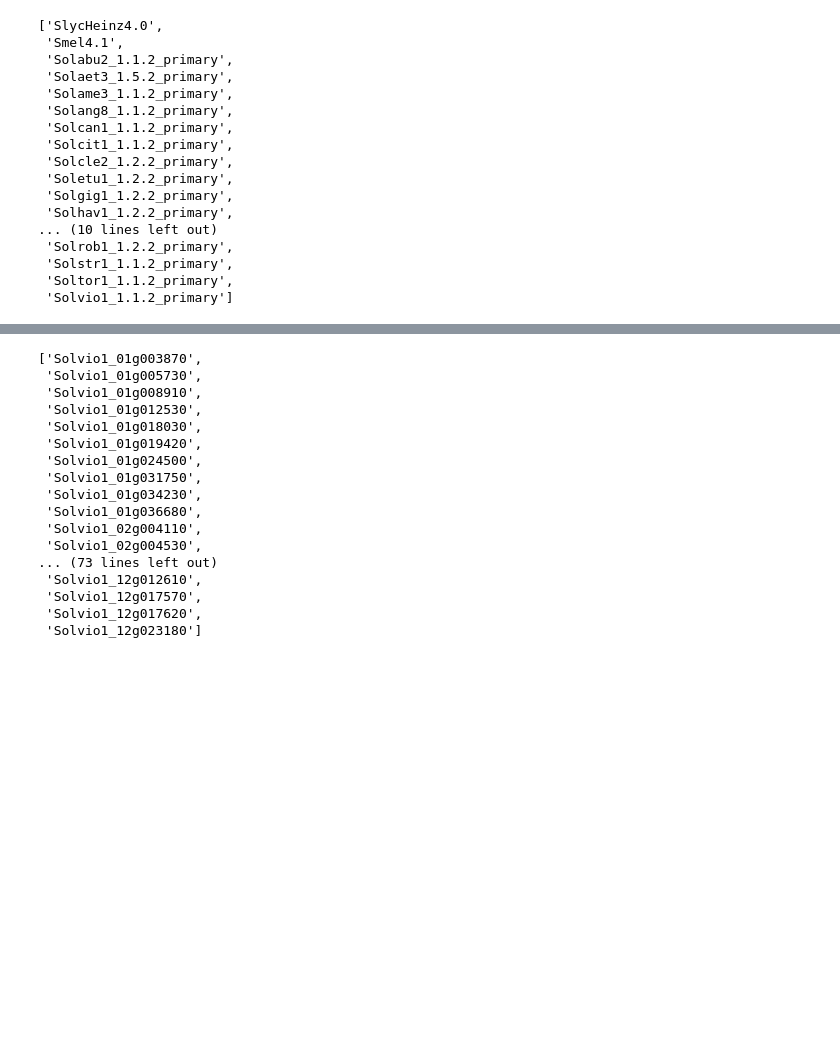
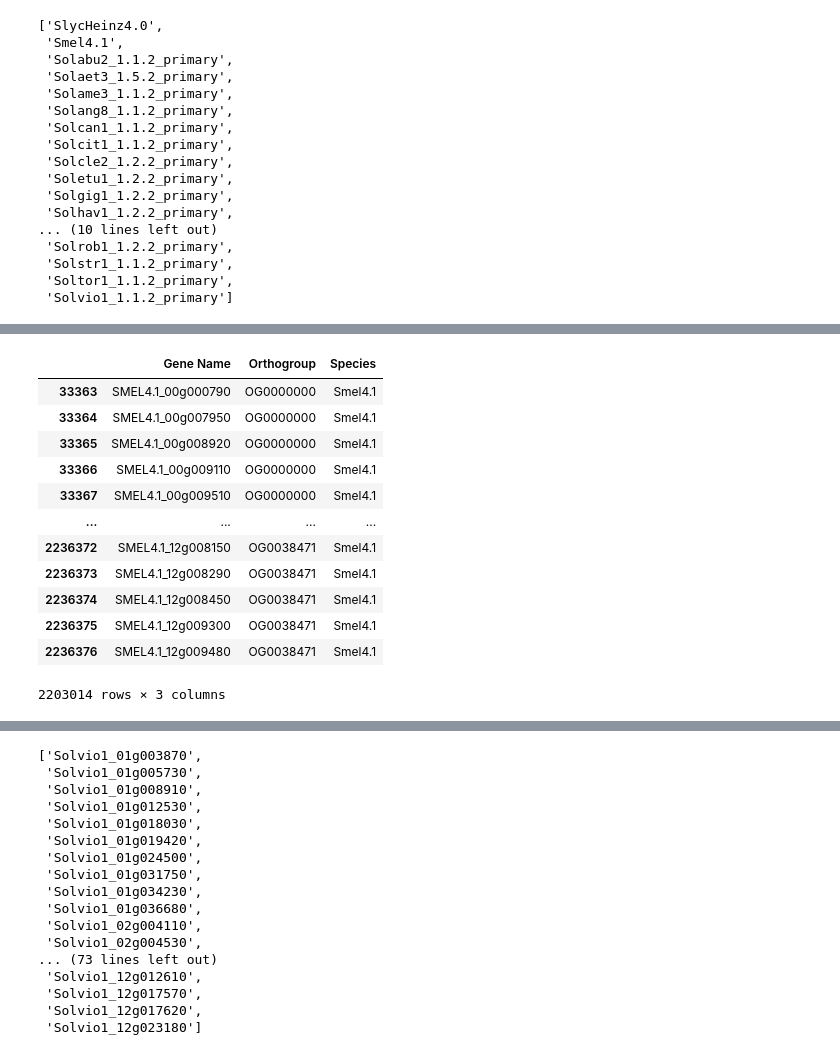
Before and after one commit to mikepassal/Solanum_SV_Pan_Genome, a Jupyter notebook: 2024_update/Orthogroup_management/generating_sensible_orthogroup_file_2024.ipynb, the cells around one changed output, grey strips where cells are left out. Cells and saved outputs as stored; diff of their text form; code cells hidden in the pictures; blank space fills up the shorter version.

```diff
--- a/2024_update/Orthogroup_management/generating_sensible_orthogroup_file_2024.ipynb
+++ b/2024_update/Orthogroup_management/generating_sensible_orthogroup_file_2024.ipynb
@@ -78,3 +126,19 @@ annotated_genes
 874606 rows × 3 columns
+# %%
+annotated_genes.loc[annotated_genes['Species']=='Smel4.1']
+# %% [output]
+|  | Gene Name | Orthogroup | Species |
+| 33363 | SMEL4.1_00g000790 | OG0000000 | Smel4.1 |
+| 33364 | SMEL4.1_00g007950 | OG0000000 | Smel4.1 |
+| 33365 | SMEL4.1_00g008920 | OG0000000 | Smel4.1 |
+| 33366 | SMEL4.1_00g009110 | OG0000000 | Smel4.1 |
+| 33367 | SMEL4.1_00g009510 | OG0000000 | Smel4.1 |
+| ... | ... | ... | ... |
+| 2236372 | SMEL4.1_12g008150 | OG0038471 | Smel4.1 |
+| 2236373 | SMEL4.1_12g008290 | OG0038471 | Smel4.1 |
+| 2236374 | SMEL4.1_12g008450 | OG0038471 | Smel4.1 |
+| 2236375 | SMEL4.1_12g009300 | OG0038471 | Smel4.1 |
+| 2236376 | SMEL4.1_12g009480 | OG0038471 | Smel4.1 |
+2203014 rows × 3 columns
 # %%
 annotated_genes.to_csv('/data/passala/Collaborator_Data/Zach_Pan_solanum_Data/Orthology_Tables/2024_orthology_update/Reformatted_orthogroup_table_primary.csv', index = False)
```
Also changed, not shown: parts of 4 cells of this notebook, 2 other files.
